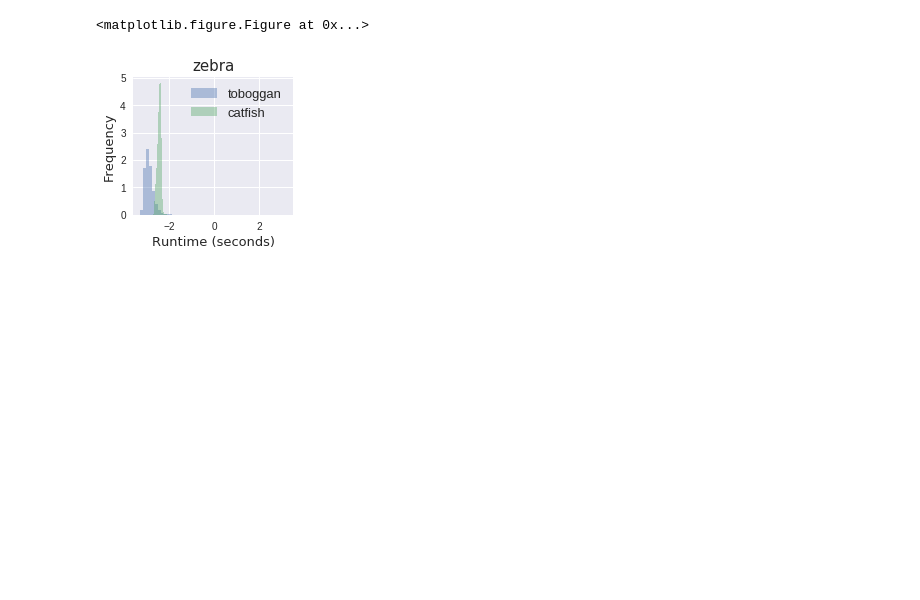
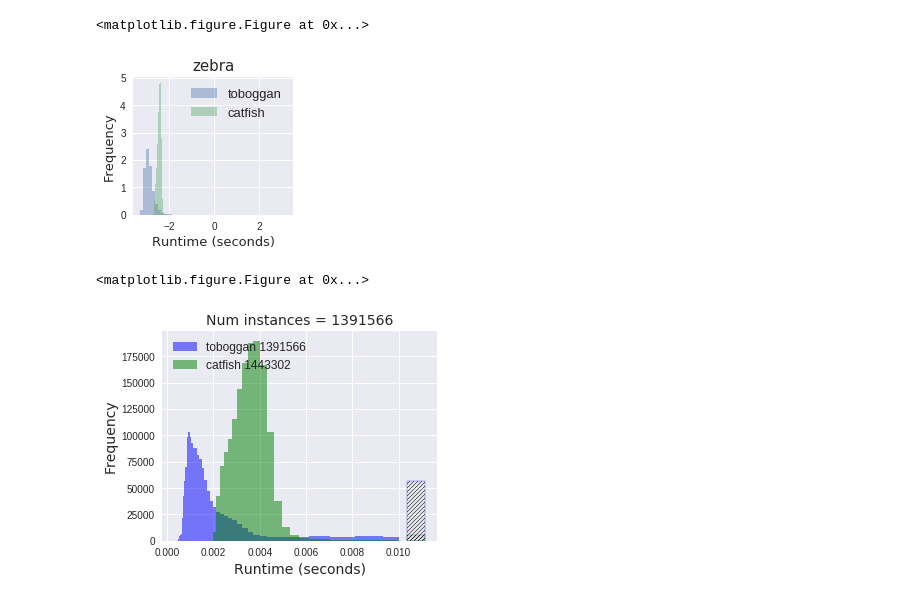
Before and after one commit to sgsmob/toboggan, a Jupyter notebook: make-figures/figure_runtime_plots.ipynb, the cells around one changed output. Saved outputs shown, nothing was run; the diff lists cells and outputs as text; code cells hidden in the pictures; blank space fills up the shorter version.

Commit message:
revised plot and table generators

```diff
--- a/make-figures/figure_runtime_plots.ipynb
+++ b/make-figures/figure_runtime_plots.ipynb
@@ -186,7 +189,7 @@ import matplotlib.pyplot as plt
 import numpy as np
 import seaborn as sns
 
-show_flag = False
+show_flag = True
 
 
 plt.clf()
@@ -223,30 +226,33 @@ plt.bar( 10**-2 + (3/4)*10**-3, len(data4), color='none', width=(3/4)*10**-3 , e
 legend_font = {'fontname':'DejaVu Sans', 'size':'12'}
 axis_font = {'fontname':'DejaVu Sans', 'size':'14'}
 title_font = {'fontname':'DejaVu Sans', 'size':'14'}
 xtick_font = {'fontname':'DejaVu Sans', 'size':'14'}
 ytick_font = {'fontname':'DejaVu Sans', 'size':'14'}
 
 # if froot == 'human':
 plt.ylabel("Frequency", **axis_font)
 plt.legend(loc='upper left', frameon=False, fontsize=legend_font['size'])
 # else:
 #     plt.gca().set_yticklabels([])
 
 #plt.xlim([10**-4, 10**4])
 #plt.ylim([10**0, 10**6])
 # plt.gca().set_xticklabels([10**x for x in range(-4, 3)], **xtick_font)
 # plt.gca().set_xscale("log")
 
 plt.title('Num instances = {}'.format(len(data1)), **title_font)
 plt.xlabel("Runtime (seconds)", **axis_font)
 plt.ylabel("Frequency", **axis_font)
 
 fig = plt.gcf()
 fig.tight_layout()
 
 if show_flag == True:
     plt.show()
 else:
     plt.savefig( './figures/'+'runtime-aggregate' + '.pdf', format='pdf', dpi=300)
     plt.savefig( './figures/'+'runtime-aggregate' + '.png', format='png', dpi=300)
 plt.close()
+# %% [output]
+<matplotlib.figure.Figure at 0x...>
+[figure, added]
```
Also changed, not shown: parts of 3 cells of this notebook, 1 other file.
